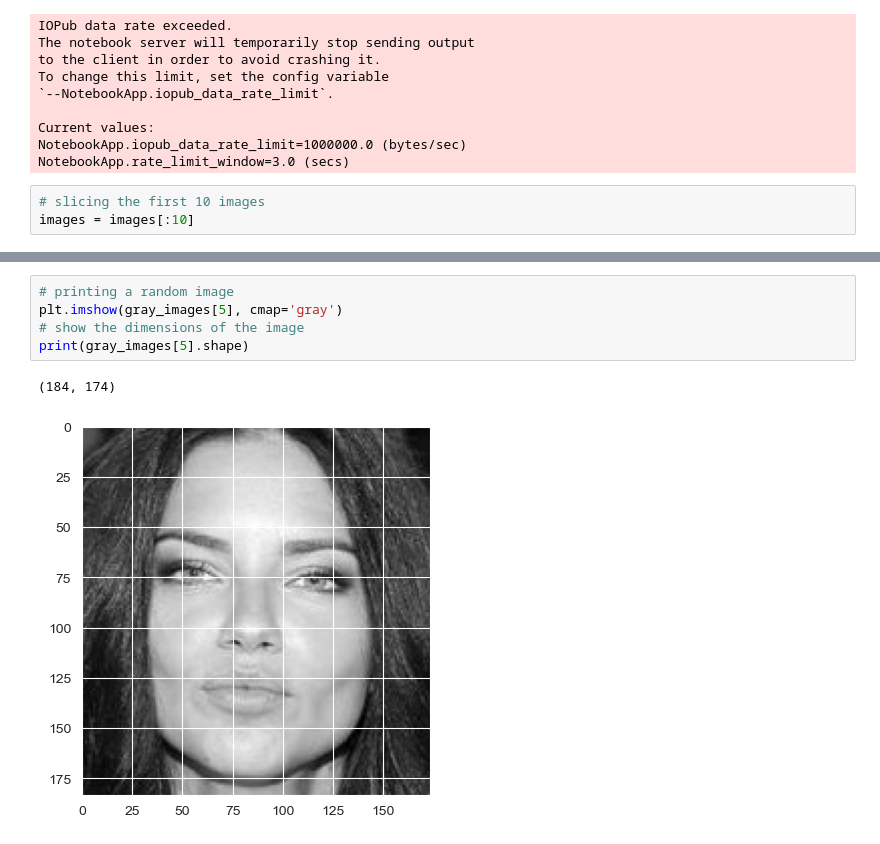
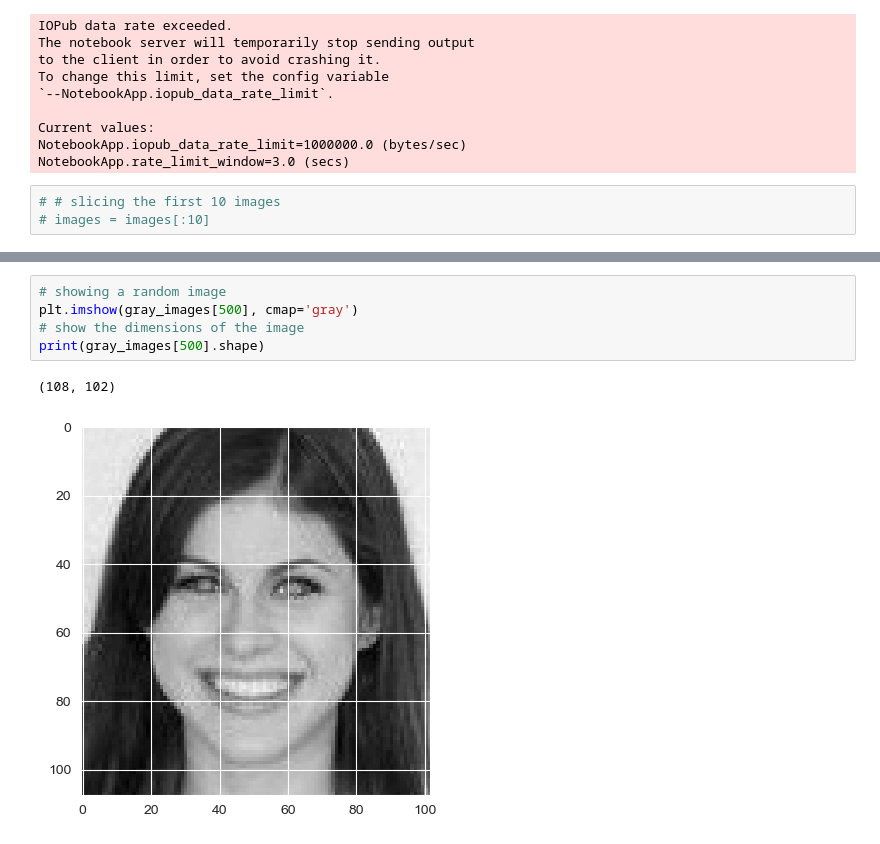
Before and after one commit to parzival979/IMAGE_RECOGNITION_PCA, a Jupyter notebook: main.ipynb, the cells around one changed output, grey strips where cells are left out. Cells and saved outputs as stored; diff of their text form.

```diff
--- a/main.ipynb
+++ b/main.ipynb
@@ -131,8 +131,8 @@ Current values:
 NotebookApp.iopub_data_rate_limit=1000000.0 (bytes/sec)
 NotebookApp.rate_limit_window=3.0 (secs)
 # %%
-# slicing the first 10 images
-images = images[:10]
+# # slicing the first 10 images
+# images = images[:10]
 # %%
 # converting all the images to grayscale
 gray_images = []
@@ -160,11 +141,11 @@ print(gray_images)
 # %%
-# printing a random image
-plt.imshow(gray_images[5], cmap='gray')
+# showing a random image
+plt.imshow(gray_images[500], cmap='gray')
 # show the dimensions of the image
-print(gray_images[5].shape)
+print(gray_images[500].shape)
 # %% [output]
-(184, 174)
+(108, 102)
-[figure, old version]
+[figure, new version]
 # %%
 # using frontal face recognition
 # using frontal face recognition to detect the faces in the images
```
Also changed, not shown: parts of 22 cells of this notebook, 2 other files.
